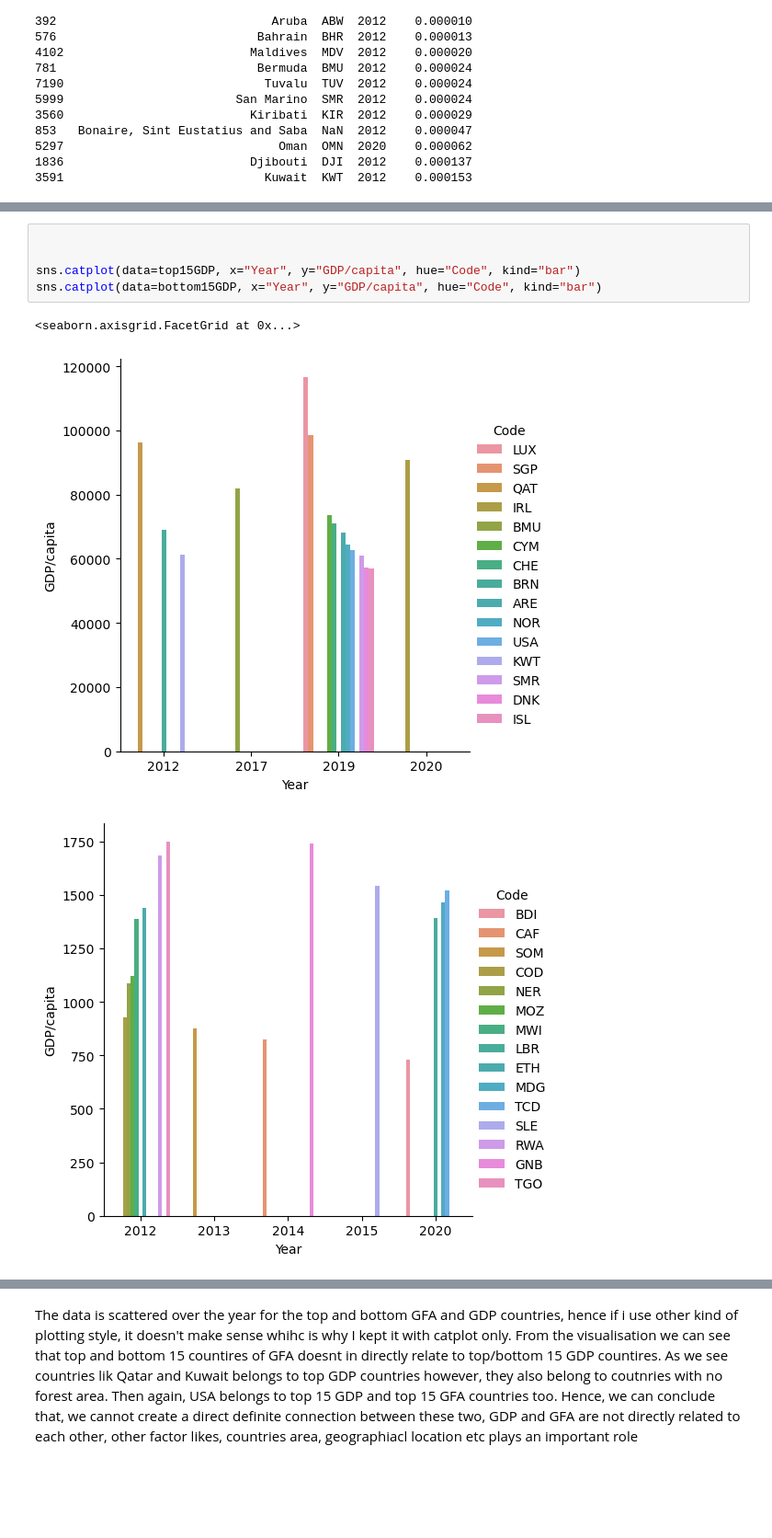
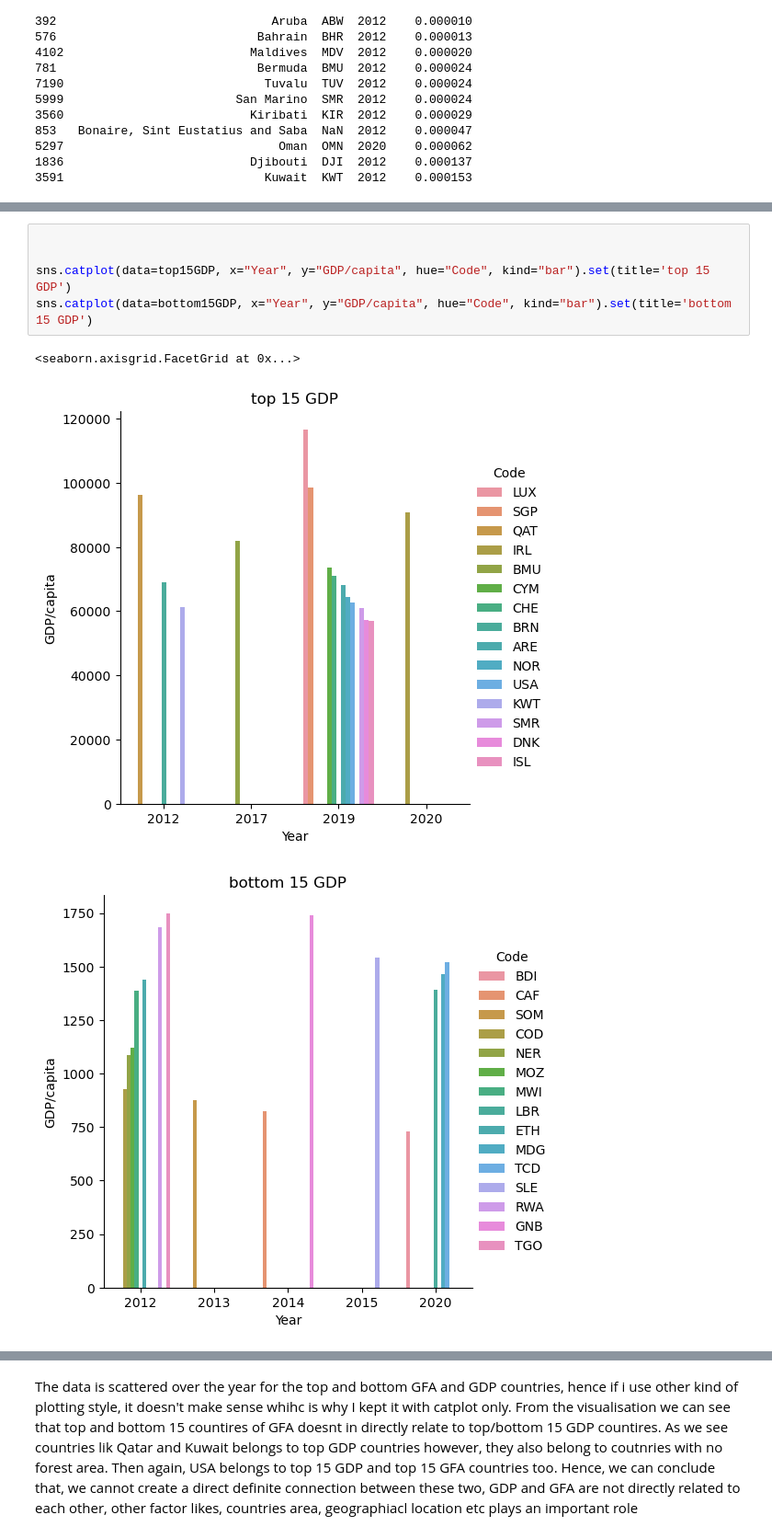
Before and after one commit to ubco-W2022T1-cosc301/project-group42, a Jupyter notebook: notebooks/analysis1.ipynb, the cells around one changed output, grey strips where cells are left out. Shown at 92% size. Drawn from its saved outputs; the diff is of its cells as text; blank space fills up the shorter version.

```diff
--- a/notebooks/analysis1.ipynb
+++ b/notebooks/analysis1.ipynb
@@ -331,10 +331,10 @@ sns.catplot(data=bottom15GFA, x="Year", y="ForestArea", hue="Code", kind="bar")
 # %%
 
 
-sns.catplot(data=top15GDP, x="Year", y="GDP/capita", hue="Code", kind="bar")
-sns.catplot(data=bottom15GDP, x="Year", y="GDP/capita", hue="Code", kind="bar")
+sns.catplot(data=top15GDP, x="Year", y="GDP/capita", hue="Code", kind="bar").set(title='top 15 GDP')
+sns.catplot(data=bottom15GDP, x="Year", y="GDP/capita", hue="Code", kind="bar").set(title='bottom 15 GDP')
 # %% [output]
 <seaborn.axisgrid.FacetGrid at 0x...>
-[figure, old version]
+[figure, new version]
-[figure, old version]
+[figure, new version]
 # %%
```
Also changed, not shown: parts of 3 cells of this notebook, 5 other files.
